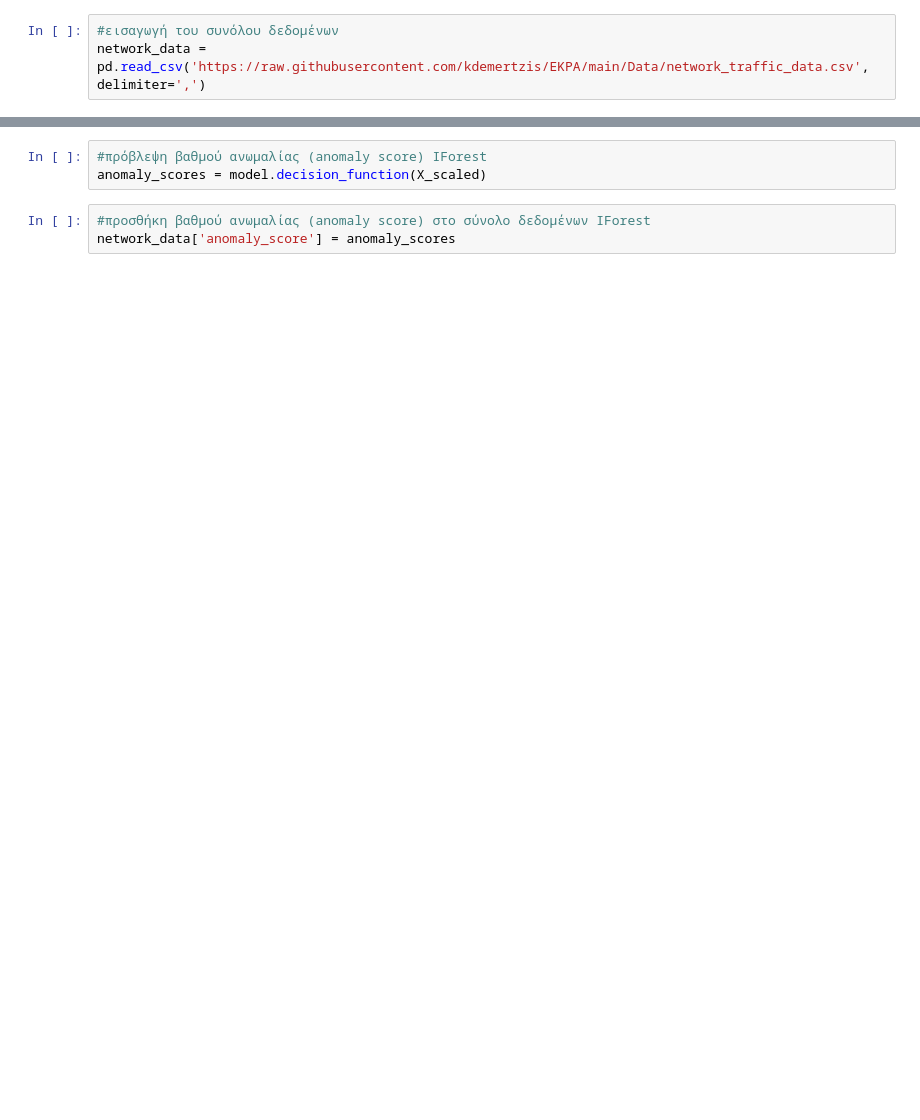
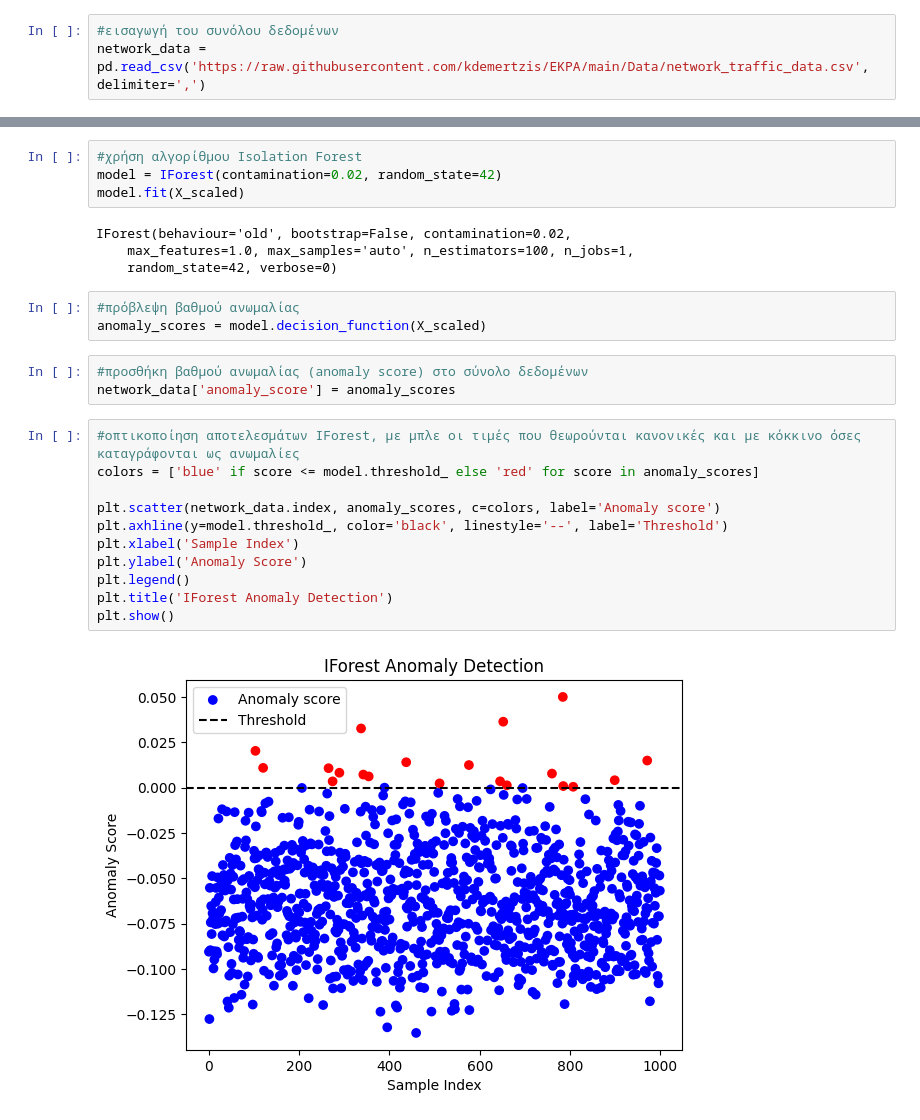
Before and after one commit to sofianna-e/DeliveriesEKPA, a Jupyter notebook: Anomaly_Detection_ECOD_and_IForest_Comparison.ipynb, the cells around one changed output, grey strips where cells are left out. Cells and saved outputs as stored; diff of their text form; blank space fills up the shorter version.

```diff
--- a/Anomaly_Detection_ECOD_and_IForest_Comparison.ipynb
+++ b/Anomaly_Detection_ECOD_and_IForest_Comparison.ipynb
@@ -90,9 +92,30 @@ y_test_scores_IForest = clf.decision_function(X_test)
+# %%
+#χρήση αλγορίθμου Isolation Forest
+model = IForest(contamination=0.02, random_state=42)
+model.fit(X_scaled)
+# %% [output]
+IForest(behaviour='old', bootstrap=False, contamination=0.02,
+    max_features=1.0, max_samples='auto', n_estimators=100, n_jobs=1,
+    random_state=42, verbose=0)
 # %%
-#πρόβλεψη βαθμού ανωμαλίας (anomaly score) IForest
+#πρόβλεψη βαθμού ανωμαλίας
 anomaly_scores = model.decision_function(X_scaled)
 # %%
-#προσθήκη βαθμού ανωμαλίας (anomaly score) στο σύνολο δεδομένων IForest
+#προσθήκη βαθμού ανωμαλίας (anomaly score) στο σύνολο δεδομένων
 network_data['anomaly_score'] = anomaly_scores
+# %%
+#οπτικοποίηση αποτελεσμάτων IForest, με μπλε οι τιμές που θεωρούνται κανονικές και με κόκκινο όσες καταγράφονται ως ανωμαλίες
+colors = ['blue' if score <= model.threshold_ else 'red' for score in anomaly_scores]
+
+plt.scatter(network_data.index, anomaly_scores, c=colors, label='Anomaly score')
+plt.axhline(y=model.threshold_, color='black', linestyle='--', label='Threshold')
+plt.xlabel('Sample Index')
+plt.ylabel('Anomaly Score')
+plt.legend()
+plt.title('IForest Anomaly Detection')
+plt.show()
+# %% [output]
+[figure, added]
 # %%
 #τύπωση των τιμών που εντοπίσθηκαν ως ανωμαλίες
 anomalies = network_data[network_data['anomaly_score'] > model.threshold_]
```
Also changed, not shown: parts of 24 cells of this notebook.
